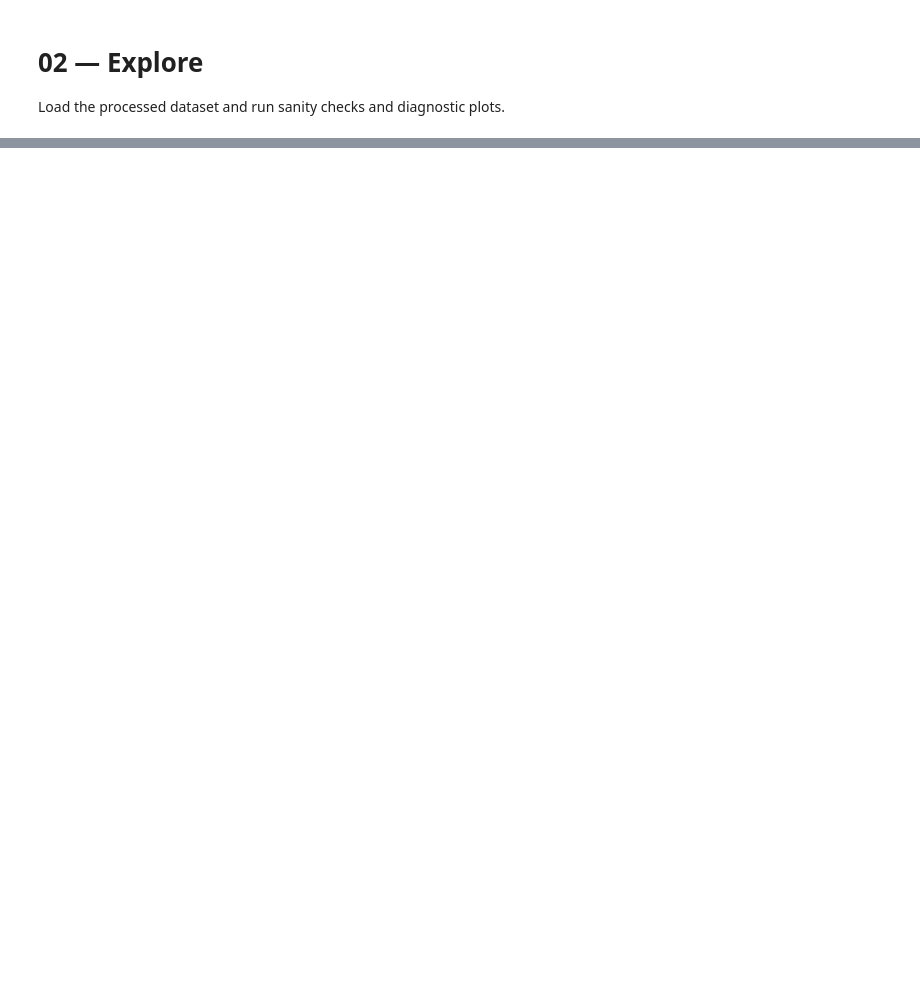
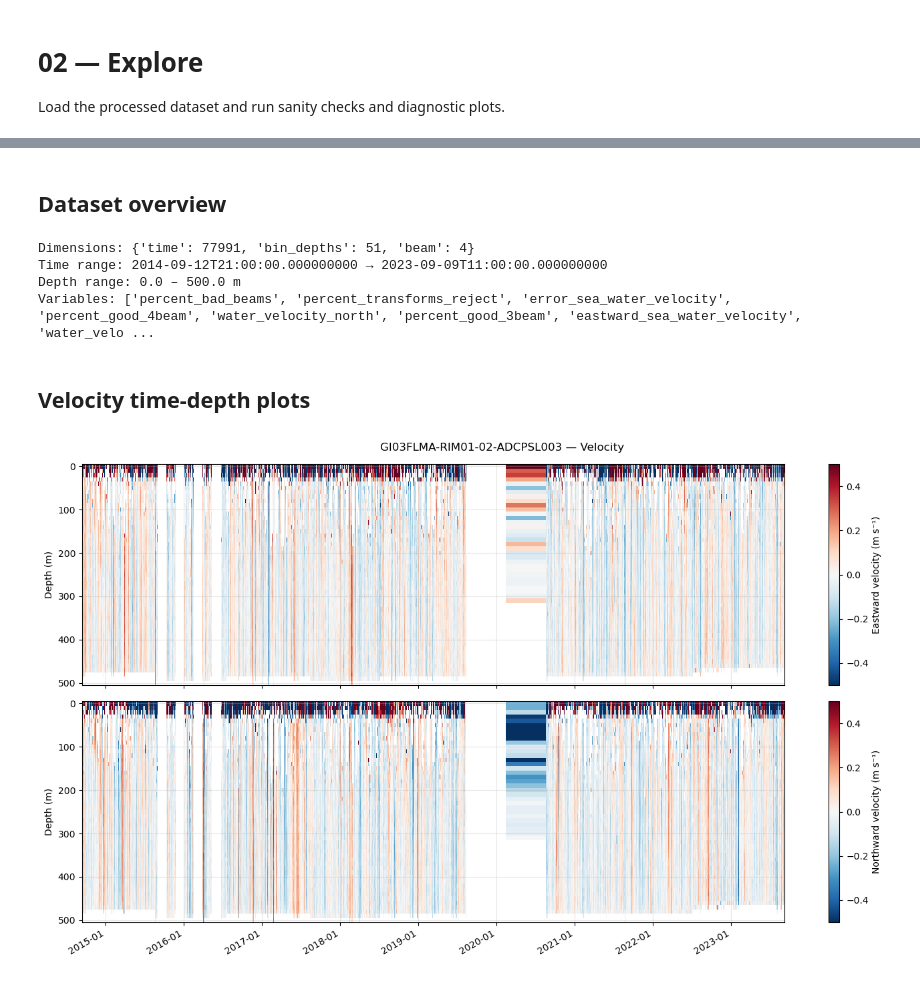
Before and after one commit to WHOIGit/ooicgsn-datasets, a Jupyter notebook: adcp/notebooks/02-explore.ipynb, the cells around one changed output, grey strips where cells are left out. Drawn from its saved outputs; the diff is of its cells as text; code cells hidden in the pictures; blank space fills up the shorter version.

```diff
--- a/adcp/notebooks/02-explore.ipynb
+++ b/adcp/notebooks/02-explore.ipynb
@@ -96,0 +12,5 @@ plt.show()
+# %%
+config = yaml.safe_load(open('../config/GI03FLMA-RIM01-02-ADCPSL003.yaml'))
+refdes = config['refdes']
+ds = xr.open_dataset(f'../data/{refdes}.nc').load()
+ds
@@ -96,0 +35,14 @@ plt.show()
+# %% [markdown]
+## Dataset overview
+# %%
+print('Dimensions:', dict(ds.sizes))
+print('Time range:', ds.time.values[0], '→', ds.time.values[-1])
+print('Depth range:', ds.bin_depths.values.min(), '–', ds.bin_depths.values.max(), 'm')
+print('Variables:', list(ds.data_vars))
+# %% [output]
+Dimensions: {'time': 77991, 'bin_depths': 51, 'beam': 4}
+Time range: 2014-09-12T21:00:00.000000000 → 2023-09-09T11:00:00.000000000
+Depth range: 0.0 – 500.0 m
+Variables: ['percent_bad_beams', 'percent_transforms_reject', 'error_sea_water_velocity', 'percent_good_4beam', 'water_velocity_north', 'percent_good_3beam', 'eastward_sea_water_velocity', 'water_velo ...
+# %% [markdown]
+## Velocity time-depth plots
@@ -96,0 +86,25 @@ plt.show()
+# %%
+fig, axes = plt.subplots(2, 1, figsize=(14, 8), sharex=True)
+
+for ax, var, label in zip(
+    axes,
+    ['eastward_sea_water_velocity', 'northward_sea_water_velocity'],
+    ['Eastward velocity (m s⁻¹)', 'Northward velocity (m s⁻¹)'],
+):
+    p = ax.pcolormesh(
+        ds.time.values, ds.bin_depths.values,
+        ds[var].values.T,
+        cmap='RdBu_r', vmin=-0.5, vmax=0.5,
+    )
+    plt.colorbar(p, ax=ax, label=label)
+    ax.set_ylabel('Depth (m)')
+    ax.invert_yaxis()
+    ax.xaxis.set_major_formatter(mdates.DateFormatter('%Y-%m'))
+    ax.grid(alpha=0.3)
+
+fig.suptitle(f'{refdes} — Velocity', fontsize=12)
+fig.autofmt_xdate()
+plt.tight_layout()
+plt.show()
+# %% [output]
+[figure, added]
```
Also changed, not shown: parts of 25 cells of this notebook, 2 other files.
